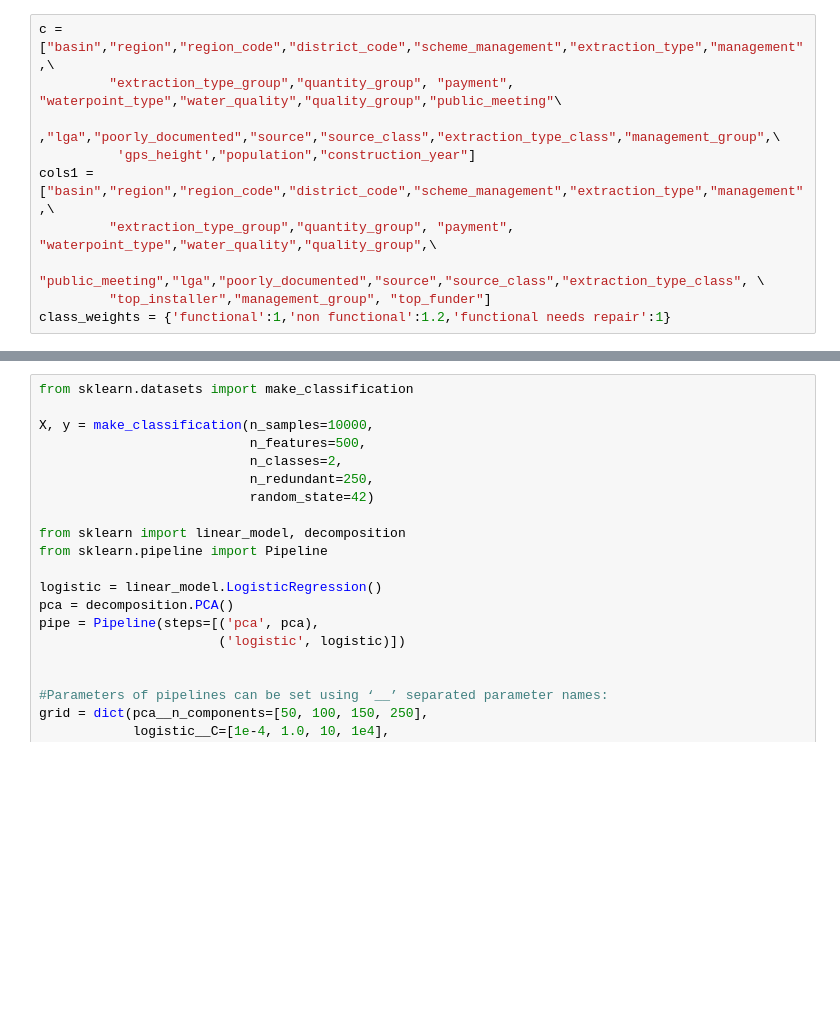
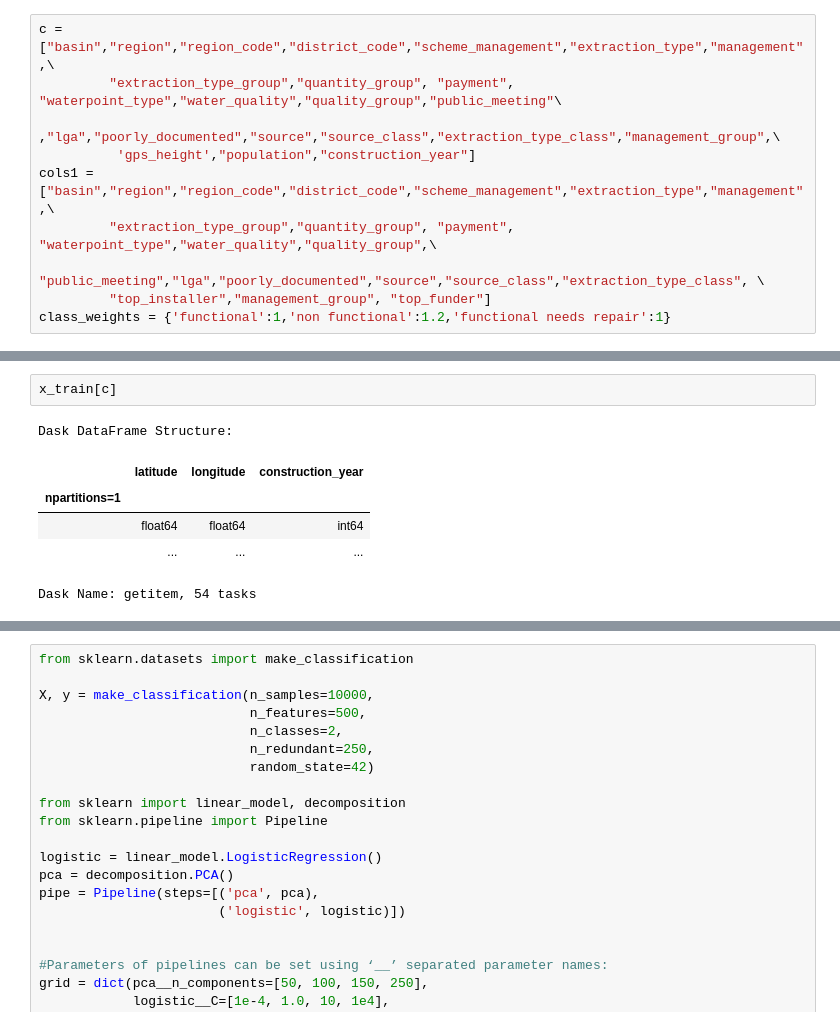
Before and after one commit to bloominstituteoftechnology/DS-Unit-3-Sprint-3-Big-Data, a Jupyter notebook: module1-aws-sagemaker/challenge.ipynb, the cells around one changed output, grey strips where cells are left out. Drawn from its saved outputs; the diff is of its cells as text; blank space fills up the shorter version.

```diff
--- a/module1-aws-sagemaker/challenge.ipynb
+++ b/module1-aws-sagemaker/challenge.ipynb
@@ -90,3 +158,12 @@ y_train["status_group"].value_counts().compute()
+# %%
+x_train[c]
+# %% [output]
+Dask DataFrame Structure:
+|  | latitude | longitude | construction_year |
+| npartitions=1 |  |  |  |
+|  | float64 | float64 | int64 |
+|  | ... | ... | ... |
+Dask Name: getitem, 54 tasks
 # %%
 c = ["latitude","longitude","construction_year"]
 from dask_ml.linear_model import LogisticRegression
```
Also changed, not shown: parts of 17 cells of this notebook, 2 other files.
